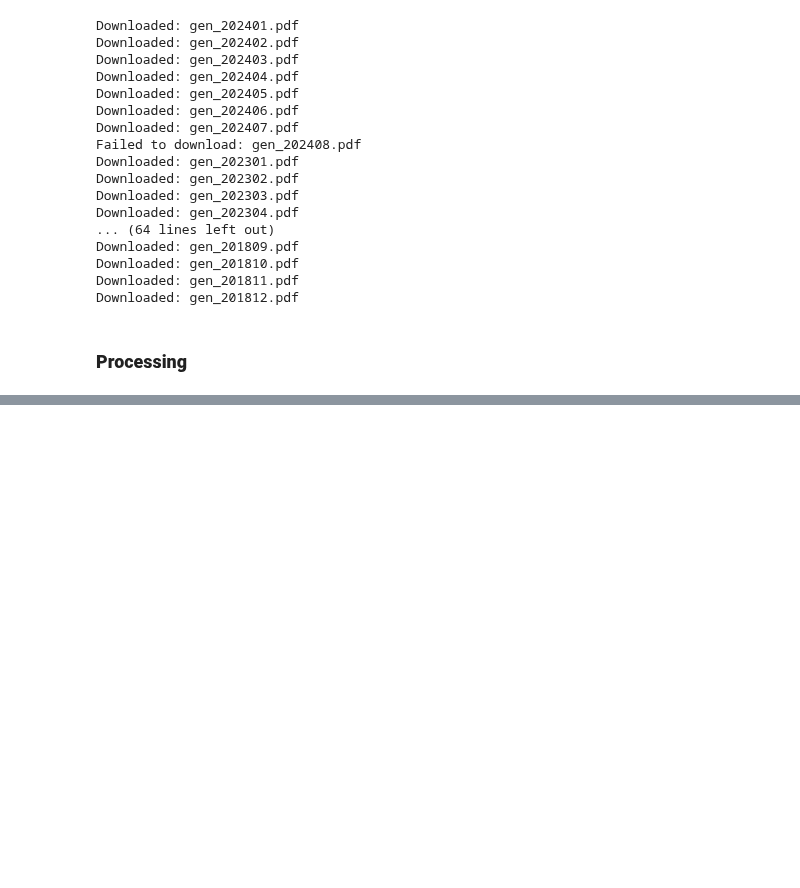
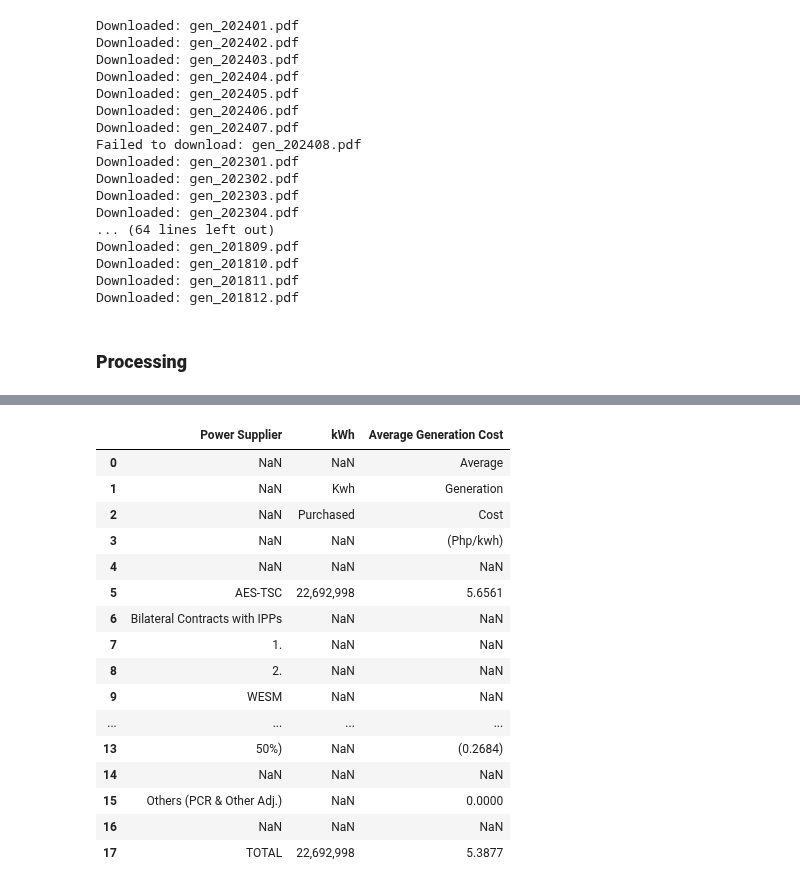
Before and after one commit to andreasenson/Scrape-DU-Generation-Charge, a Jupyter notebook: PELCO I/scrape_PELCO_I.ipynb, the cells around one changed output, grey strips where cells are left out. Saved outputs shown, nothing was run; the diff lists cells and outputs as text; code cells hidden in the pictures; blank space fills up the shorter version.

```diff
--- a/PELCO I/scrape_PELCO_I.ipynb
+++ b/PELCO I/scrape_PELCO_I.ipynb
@@ -175,3 +159,70 @@ df_sliced_columns
+# %%
+# Define the keywords to search for in row values
+keywords = ['CONTRACTS', ', ', '.']
+
+# Initialize a list to store the columns to keep
+columns_to_keep = []
+
+# First column to keep: Find the column containing the word 'CONTRACTS'
+contracts_col = df.columns[df.apply(lambda col: col.astype(str).str.contains('CONTRACTS', case=False, na=False)).any()]
+if not contracts_col.empty:
+    contracts_col_name = contracts_col[0]
+    columns_to_keep.append(contracts_col_name)
+
+    # Second column to keep: Find the first column with a comma, excluding the 'CONTRACTS' column
+    comma_col = df.columns[
+        df.apply(lambda col: col.astype(str).str.contains(',', case=False, na=False)).any()
+    ]
+    if not comma_col.empty:
+        comma_col_name = comma_col[0]
+
+        if comma_col_name != contracts_col_name:
+            columns_to_keep.append(comma_col_name)
+        else:
+            comma_col_name = comma_col[1]
+            columns_to_keep.append(comma_col_name)
+
+        # Third column to keep: Find the last column with a period, excluding the 'comma_col' column
+        period_cols = df.columns[
+            df.apply(lambda col: col.astype(str).str.contains('.', case=False, na=False)).any()
+        ]
+
+        if not period_cols.empty:
+            period_cols = [col for col in period_cols if col != comma_col_name]
+            if period_cols:
+                last_period_col = period_cols[-1]
+                if last_period_col not in columns_to_keep:
+                    columns_to_keep.append(last_period_col)
+
+# Drop duplicates to ensure unique columns
+columns_to_keep = list(dict.fromkeys(columns_to_keep))
+
+# Slice the DataFrame to keep only the relevant columns
+df_sliced_columns = df[columns_to_keep]
+
+# Rename columns for consistency if the length matches
+if len(df_sliced_columns.columns) == 3:
+    df_sliced_columns.columns = ["Power Supplier", "kWh", "Average Generation Cost"]
+
+df_sliced_columns
+# %% [output]
+|  | Power Supplier | kWh | Average Generation Cost |
+| 0 | NaN | NaN | Average |
+| 1 | NaN | Kwh | Generation |
+| 2 | NaN | Purchased | Cost |
+| 3 | NaN | NaN | (Php/kwh) |
+| 4 | NaN | NaN | NaN |
+| 5 | AES-TSC | 22,692,998 | 5.6561 |
+| 6 | Bilateral Contracts with IPPs | NaN | NaN |
+| 7 | 1. | NaN | NaN |
+| 8 | 2. | NaN | NaN |
+| 9 | WESM | NaN | NaN |
+| ... | ... | ... | ... |
+| 13 | 50%) | NaN | (0.2684) |
+| 14 | NaN | NaN | NaN |
+| 15 | Others (PCR & Other Adj.) | NaN | 0.0000 |
+| 16 | NaN | NaN | NaN |
+| 17 | TOTAL | 22,692,998 | 5.3877 |
 # %%
 # Check for leading numbers in the first column (assuming 'Power Supplier' is the first column here)
 df_filtered_leading_numbers = df_sliced_columns[df_sliced_columns['Power Supplier'].str.contains(r'^\d+', na=False)]
```
Also changed, not shown: parts of 8 cells of this notebook.
